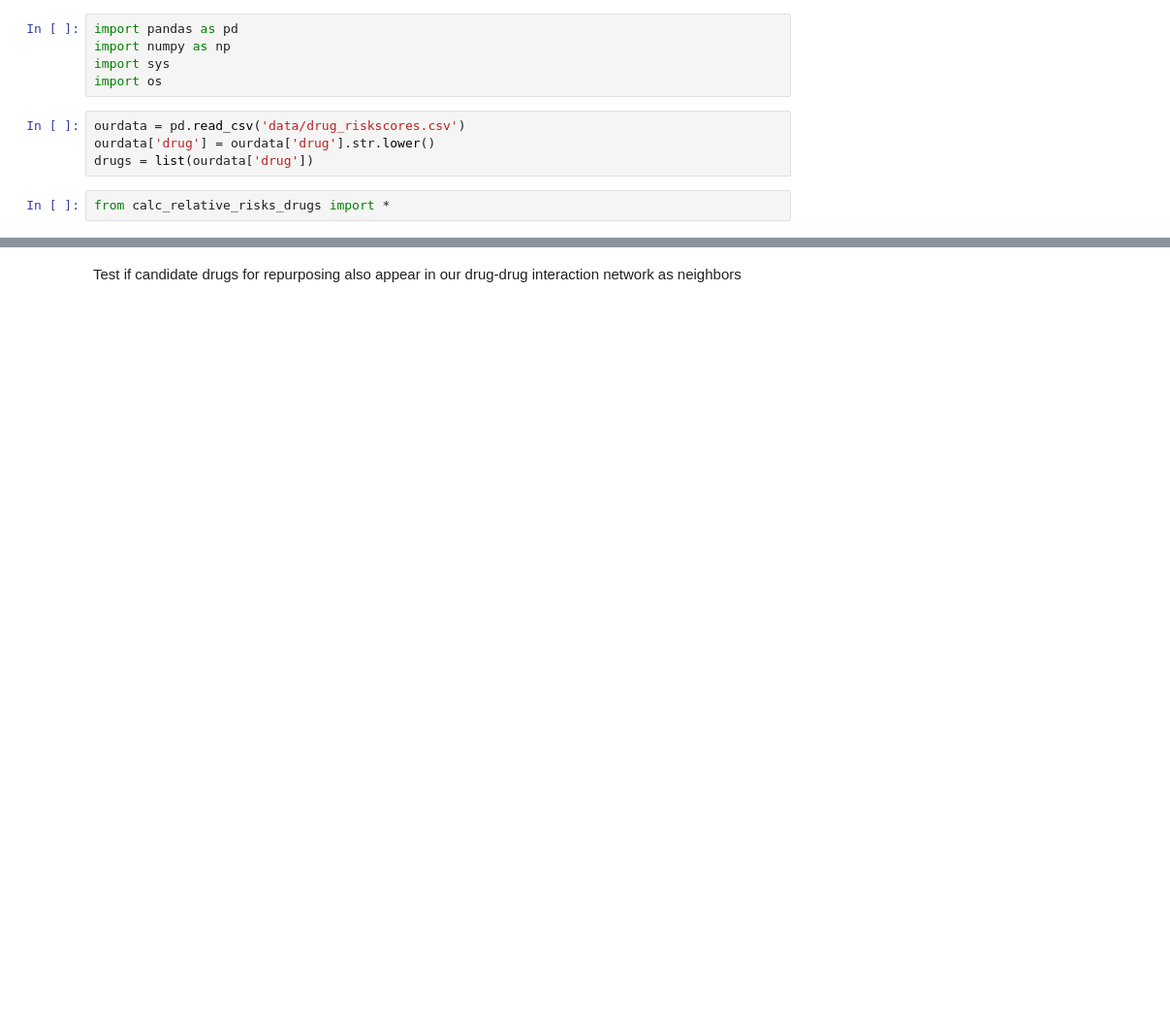
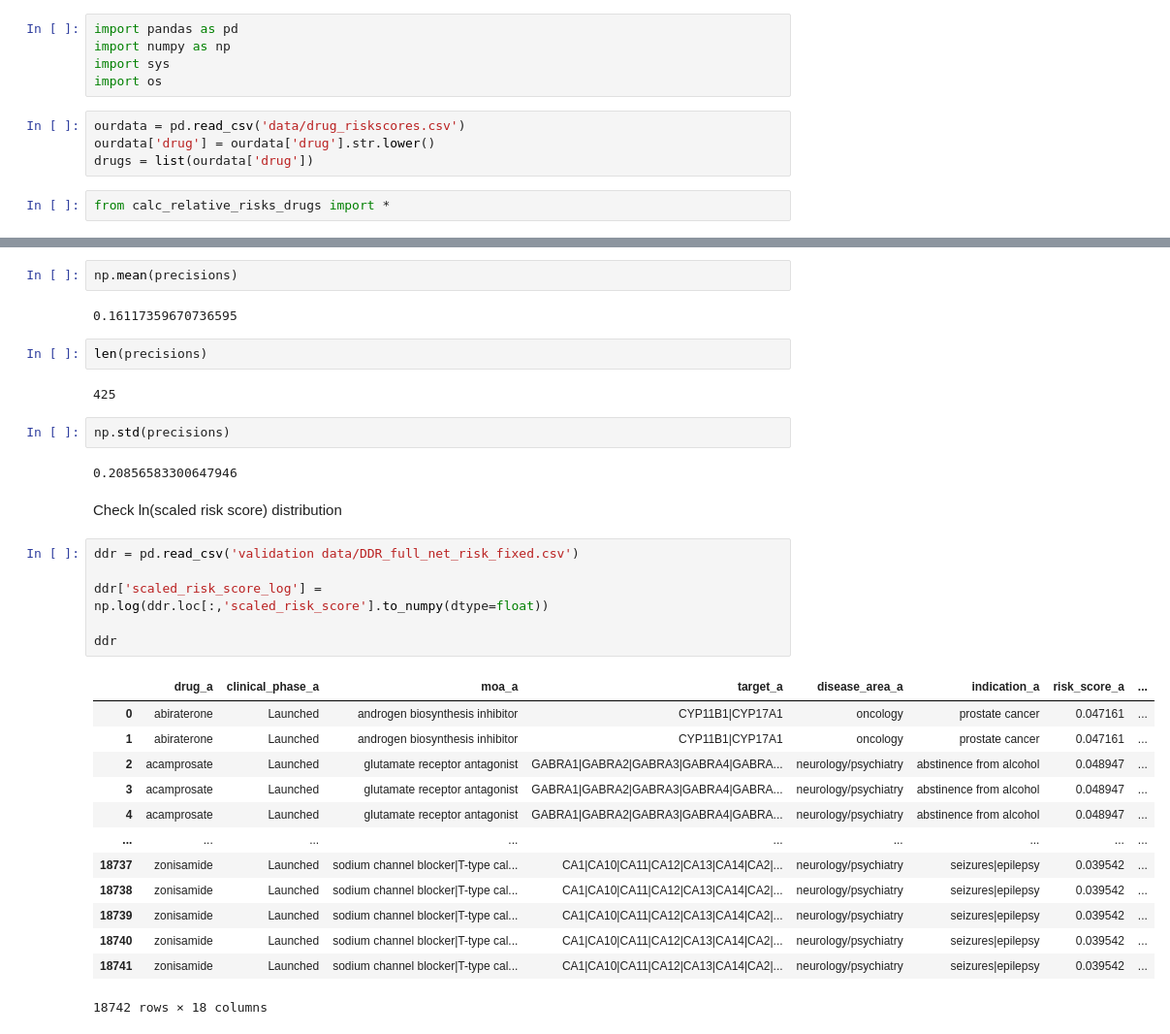
Before and after one commit to SBIYaw/459-drug-proj, a Jupyter notebook: test.ipynb, the cells around one changed output, grey strips where cells are left out. Shown at 97% size. Cells and saved outputs as stored; diff of their text form; blank space fills up the shorter version.

```diff
--- a/test.ipynb
+++ b/test.ipynb
@@ -39,2 +76,34 @@ Rank 20: bromocriptine with relative risk of -14.274 of almotriptan | Validation
-# %% [markdown]
-Test if candidate drugs for repurposing also appear in our drug-drug interaction network as neighbors
+# %%
+np.mean(precisions)
+# %% [output]
+0.16117359670736595
+# %%
+len(precisions)
+# %% [output]
+425
+# %%
+np.std(precisions)
+# %% [output]
+0.20856583300647946
+# %% [markdown]
+Check ln(scaled risk score) distribution
+# %%
+ddr = pd.read_csv('validation data/DDR_full_net_risk_fixed.csv')
+
+ddr['scaled_risk_score_log'] = np.log(ddr.loc[:,'scaled_risk_score'].to_numpy(dtype=float))
+
+ddr
+# %% [output]
+|  | drug_a | clinical_phase_a | moa_a | target_a | disease_area_a | indication_a | risk_score_a | ... |
+| 0 | abiraterone | Launched | androgen biosynthesis inhibitor | CYP11B1|CYP17A1 | oncology | prostate cancer | 0.047161 | ... |
+| 1 | abiraterone | Launched | androgen biosynthesis inhibitor | CYP11B1|CYP17A1 | oncology | prostate cancer | 0.047161 | ... |
+| 2 | acamprosate | Launched | glutamate receptor antagonist | GABRA1|GABRA2|GABRA3|GABRA4|GABRA... | neurology/psychiatry | abstinence from alcohol | 0.048947 | ... |
+| 3 | acamprosate | Launched | glutamate receptor antagonist | GABRA1|GABRA2|GABRA3|GABRA4|GABRA... | neurology/psychiatry | abstinence from alcohol | 0.048947 | ... |
+| 4 | acamprosate | Launched | glutamate receptor antagonist | GABRA1|GABRA2|GABRA3|GABRA4|GABRA... | neurology/psychiatry | abstinence from alcohol | 0.048947 | ... |
+| ... | ... | ... | ... | ... | ... | ... | ... | ... |
+| 18737 | zonisamide | Launched | sodium channel blocker|T-type cal... | CA1|CA10|CA11|CA12|CA13|CA14|CA2|... | neurology/psychiatry | seizures|epilepsy | 0.039542 | ... |
+| 18738 | zonisamide | Launched | sodium channel blocker|T-type cal... | CA1|CA10|CA11|CA12|CA13|CA14|CA2|... | neurology/psychiatry | seizures|epilepsy | 0.039542 | ... |
+| 18739 | zonisamide | Launched | sodium channel blocker|T-type cal... | CA1|CA10|CA11|CA12|CA13|CA14|CA2|... | neurology/psychiatry | seizures|epilepsy | 0.039542 | ... |
+| 18740 | zonisamide | Launched | sodium channel blocker|T-type cal... | CA1|CA10|CA11|CA12|CA13|CA14|CA2|... | neurology/psychiatry | seizures|epilepsy | 0.039542 | ... |
+| 18741 | zonisamide | Launched | sodium channel blocker|T-type cal... | CA1|CA10|CA11|CA12|CA13|CA14|CA2|... | neurology/psychiatry | seizures|epilepsy | 0.039542 | ... |
+18742 rows × 18 columns
```
Also changed, not shown: parts of 3 cells of this notebook, 3 other files.
